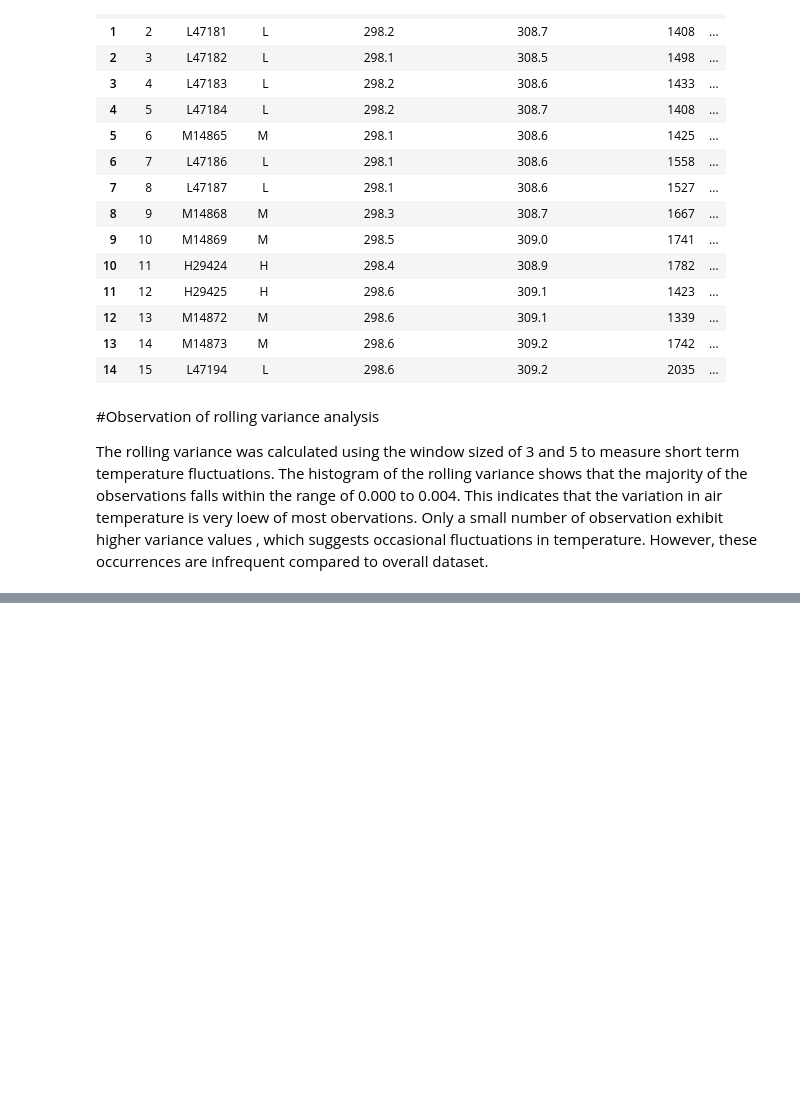
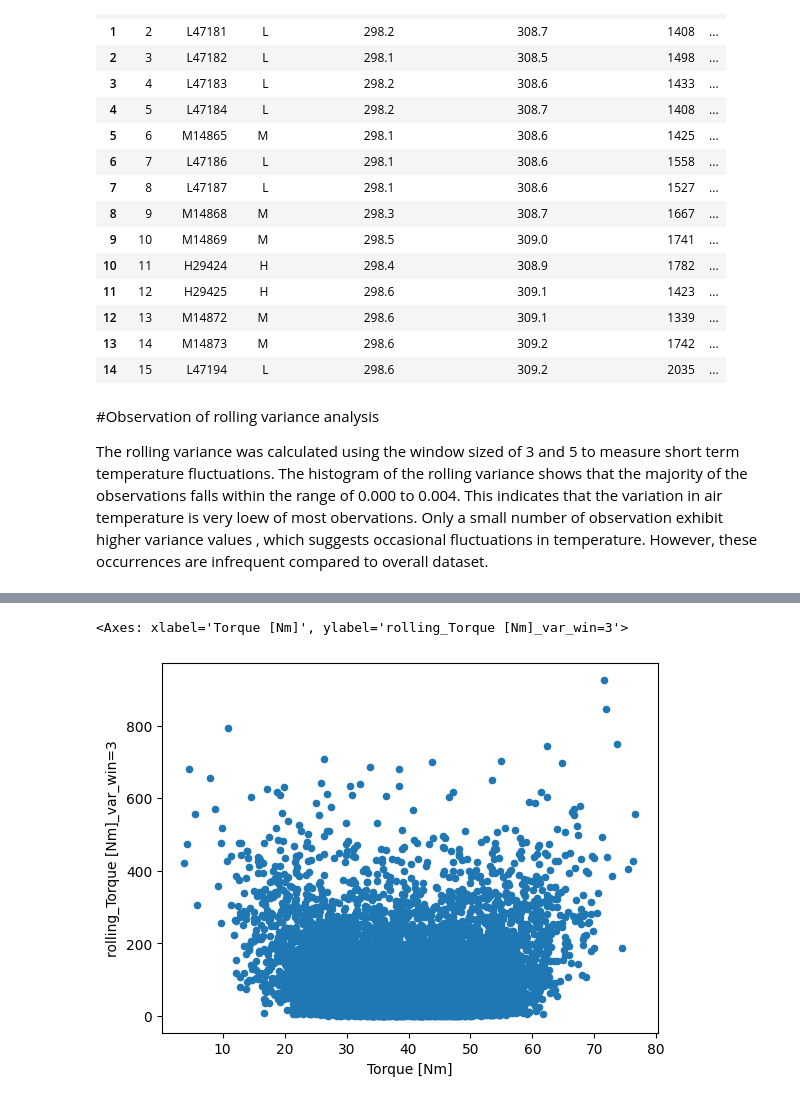
Before and after one commit to abinayasundaramoorthi/Predictive-maintenence-iot, a Jupyter notebook: feature_engineering.ipynb, the cells around one changed output, grey strips where cells are left out. Cells and saved outputs as stored; diff of their text form; code cells hidden in the pictures; blank space fills up the shorter version.

```diff
--- a/feature_engineering.ipynb
+++ b/feature_engineering.ipynb
@@ -127,0 +179,3 @@ Only a small number of observation exhibit higher variance values , which sugges
+# %%
+df['rolling_Torque [Nm]_win=3']=df['Torque [Nm]'].rolling(window=3).mean()
+df.head()
@@ -127,0 +201,3 @@ Only a small number of observation exhibit higher variance values , which sugges
+# %%
+df['rolling_Torque [Nm]_var_win=3']=df['Torque [Nm]'].rolling(window=3).var()
+df.head()
@@ -127,0 +223,5 @@ Only a small number of observation exhibit higher variance values , which sugges
+# %%
+df.plot.scatter(y='rolling_Torque [Nm]_var_win=3', x='Torque [Nm]')
+# %% [output]
+<Axes: xlabel='Torque [Nm]', ylabel='rolling_Torque [Nm]_var_win=3'>
+[figure, added]
```
Also changed, not shown: parts of 11 cells of this notebook.
